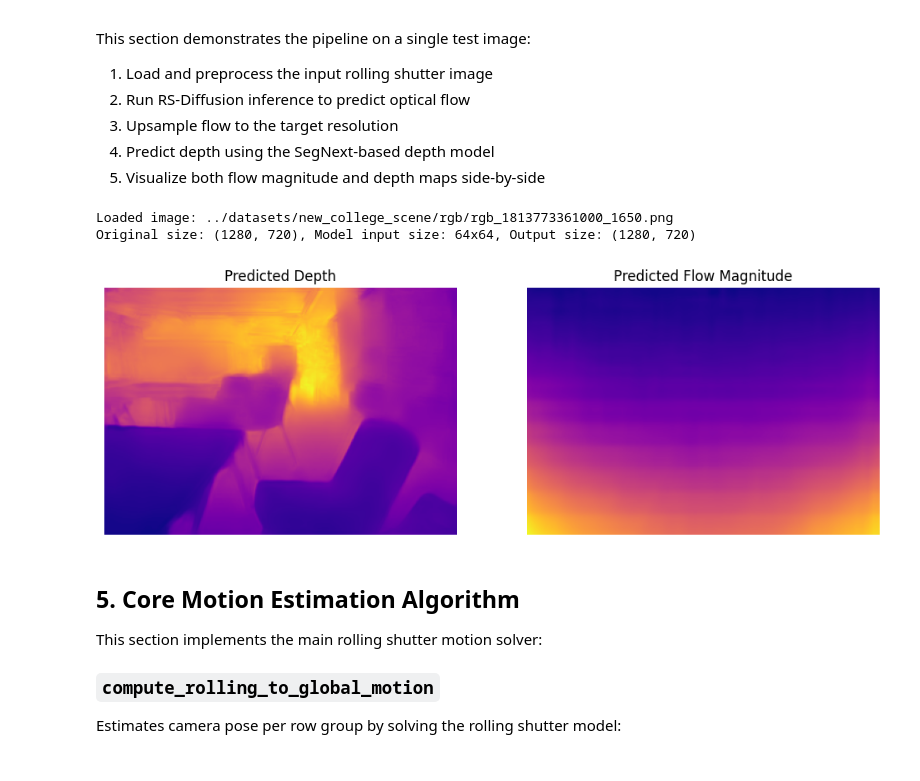
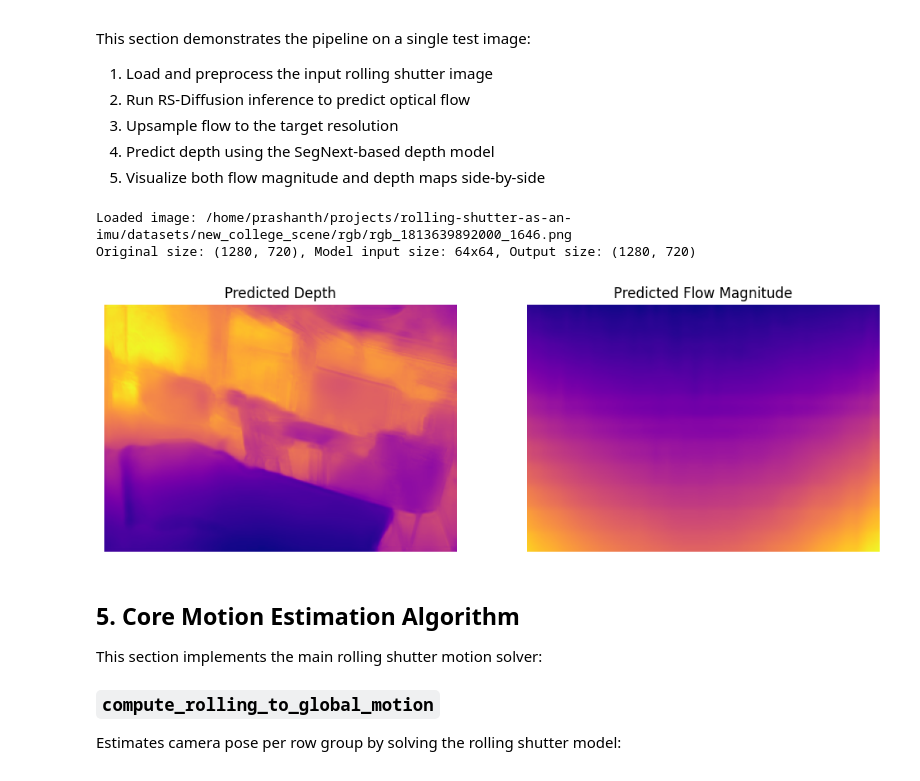
Before and after one commit to prash-red/rolling-shutter-as-an-imu, a Jupyter notebook: rsaai/run.ipynb, the cells around one changed output. Drawn from its saved outputs; the diff is of its cells as text; code cells hidden in the pictures.

```diff
--- a/rsaai/run.ipynb
+++ b/rsaai/run.ipynb
@@ -291,7 +291,7 @@ This section demonstrates the pipeline on a single test image:
 4. Predict depth using the SegNext-based depth model
 5. Visualize both flow magnitude and depth maps side-by-side
 # %%
-image_path = Path("../datasets/new_college_scene/rgb/rgb_1813773361000_1650.png")
+image_path = Path("/home/prashanth/projects/rolling-shutter-as-an-imu/datasets/new_college_scene/rgb/rgb_1813639892000_1646.png")
 original_img = Image.open(image_path).convert('RGB')
 
 img_tensor_model, img_tensor_output, _ = preprocess_image(
@@ -311,35 +311,35 @@ flow_upsampled = upsample2d_flow_320_224(
     predicted_flow, if_rate=True
 )
 
 flow_np = flow_upsampled.squeeze().cpu().numpy().transpose(1, 2, 0)
 
 
 data = {"image": original_img, "fx": 1550.3420, "fy": 1550.3420}
 blur_2_pose_out = blur_2_pose_model.infer(data)
 blur_2_pose_model.supervise_pose = True
 depth = blur_2_pose_out["depth"]
 depth_np = depth.squeeze().cpu().numpy()
 # visualize depth and flow seperately
 plt.figure(figsize=(12, 6))
 plt.subplot(1, 2, 1)
 plt.title("Predicted Depth")
 plt.imshow(depth_np, cmap='plasma')
 plt.axis('off')
 plt.subplot(1, 2, 2)
 plt.title("Predicted Flow Magnitude")
 flow_magnitude = np.sqrt(flow_np[..., 0]**2 + flow_np[..., 1]**2)
 plt.imshow(flow_magnitude, cmap='plasma')
 plt.axis('off')
 plt.show()
 
 # normalize and colourize the depth map for saving
 normalized_depth = (depth_np - np.min(depth_np)) / (np.max(depth_np) - np.min(depth_np))
 depth_colored = plt.get_cmap('plasma')(normalized_depth)[:, :, :3]  # Get RGB channels
 depth_colored = (depth_colored * 255).astype(np.uint8)
 # %% [output]
-Loaded image: ../datasets/new_college_scene/rgb/rgb_1813773361000_1650.png
+Loaded image: /home/prashanth/projects/rolling-shutter-as-an-imu/datasets/new_college_scene/rgb/rgb_1813639892000_1646.png
 Original size: (1280, 720), Model input size: 64x64, Output size: (1280, 720)
-[figure, old version]
+[figure, new version]
 # %% [markdown]
 ## 5. Core Motion Estimation Algorithm
 
```
Also changed, not shown: parts of 1 cell of this notebook, 3 other files.
